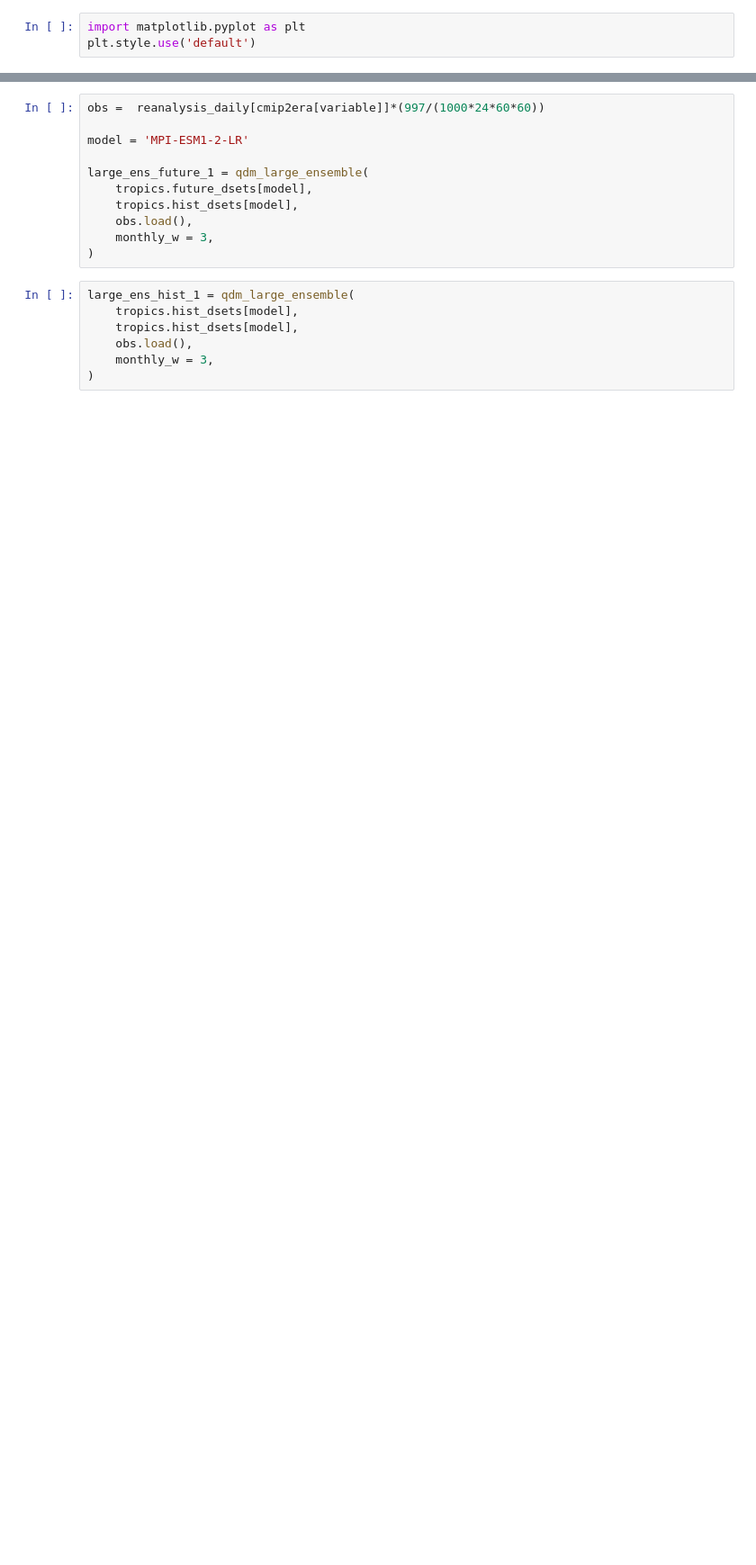
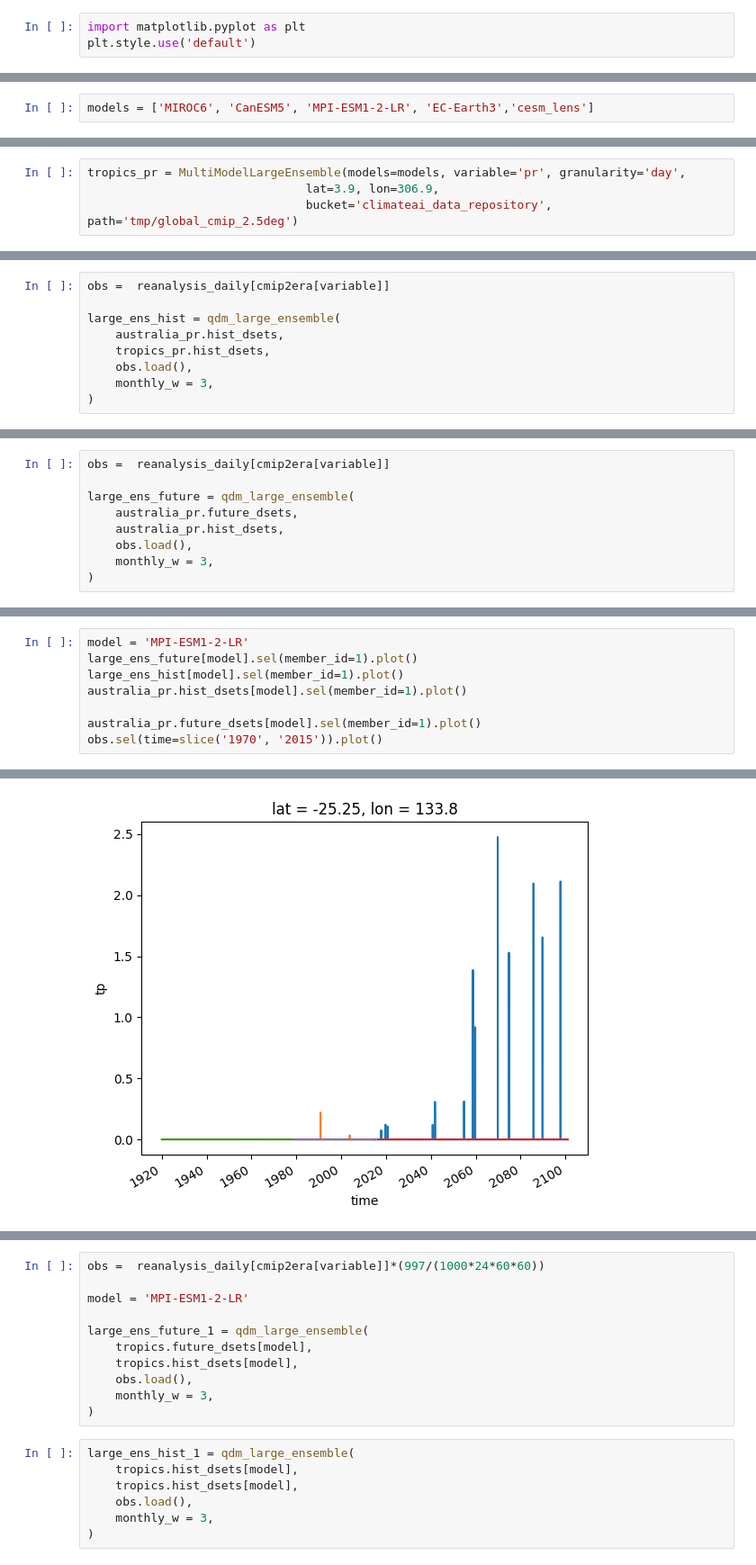
Before and after one commit to MackenzieBlanusa/InternalVariability, a Jupyter notebook: notebooks/Historical_qdm copy.ipynb, the cells around one changed output, grey strips where cells are left out. Shown at 90% size. Drawn from its saved outputs; the diff is of its cells as text; blank space fills up the shorter version.

```diff
--- a/notebooks/Historical_qdm copy.ipynb
+++ b/notebooks/Historical_qdm copy.ipynb
@@ -64,0 +99,2 @@ Processing tropics future for tasmax
+# %%
+models = ['MIROC6', 'CanESM5', 'MPI-ESM1-2-LR', 'EC-Earth3','cesm_lens']
@@ -64,0 +105,4 @@ Processing tropics future for tasmax
+# %%
+tropics_pr = MultiModelLargeEnsemble(models=models, variable='pr', granularity='day',
+                               lat=3.9, lon=306.9,
+                               bucket='climateai_data_repository', path='tmp/global_cmip_2.5deg')
@@ -64,0 +113,9 @@ Processing tropics future for tasmax
+# %%
+obs =  reanalysis_daily[cmip2era[variable]]
+
+large_ens_hist = qdm_large_ensemble(
+    australia_pr.hist_dsets,
+    tropics_pr.hist_dsets,
+    obs.load(),
+    monthly_w = 3,
+)
@@ -64,0 +128,9 @@ Processing tropics future for tasmax
+# %%
+obs =  reanalysis_daily[cmip2era[variable]]
+
+large_ens_future = qdm_large_ensemble(
+    australia_pr.future_dsets,
+    australia_pr.hist_dsets,
+    obs.load(),
+    monthly_w = 3,
+)
@@ -64,0 +147,9 @@ Processing tropics future for tasmax
+# %%
+model = 'MPI-ESM1-2-LR'
+large_ens_future[model].sel(member_id=1).plot()
+large_ens_hist[model].sel(member_id=1).plot()
+australia_pr.hist_dsets[model].sel(member_id=1).plot()
+
+australia_pr.future_dsets[model].sel(member_id=1).plot()
+obs.sel(time=slice('1970', '2015')).plot()
+# %% [output]
@@ -64,0 +157 @@ Processing tropics future for tasmax
+[figure, added]
```
Also changed, not shown: parts of 47 cells of this notebook.
